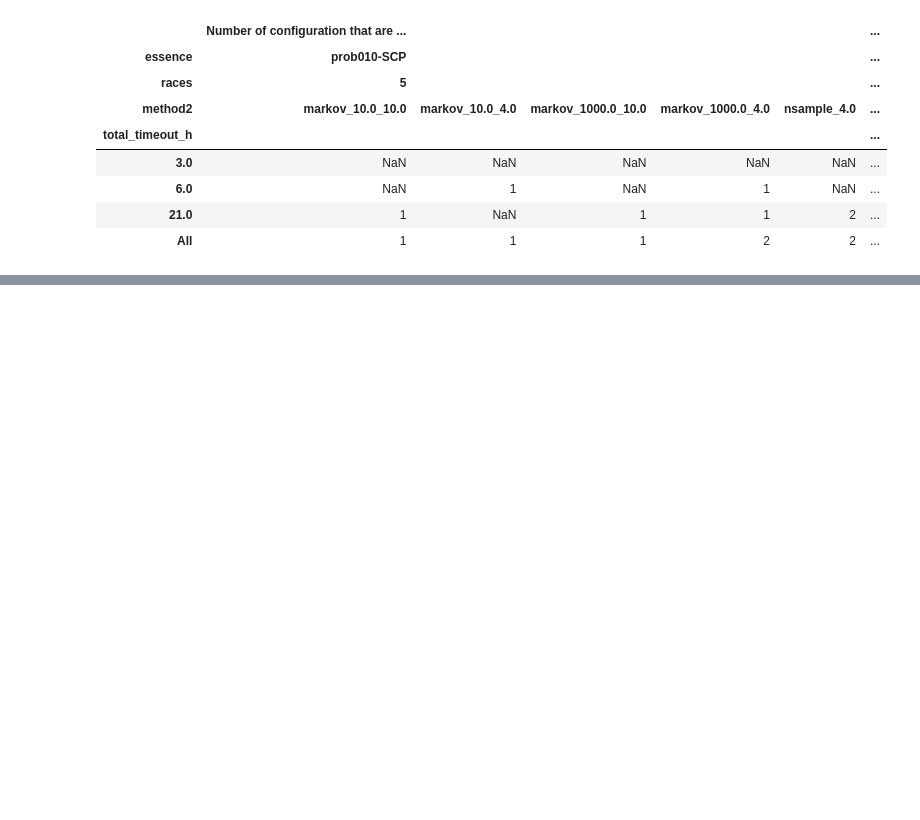
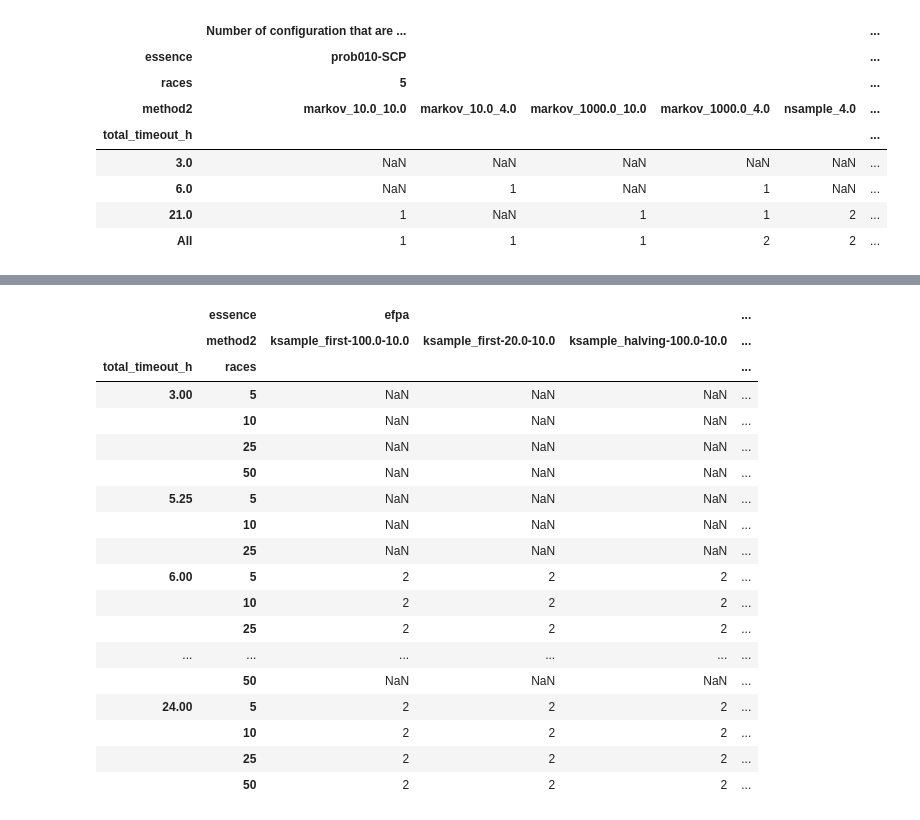
Before and after one commit to Bilalh/Gen, a Jupyter notebook: scripts/parse_results/next.ipynb, the cells around one changed output, grey strips where cells are left out. Saved outputs shown, nothing was run; the diff lists cells and outputs as text; code cells hidden in the pictures; blank space fills up the shorter version.

```diff
--- a/scripts/parse_results/next.ipynb
+++ b/scripts/parse_results/next.ipynb
@@ -360,0 +464,22 @@ df [  (df.essence == 'prob010-SCP') & (df.method == 'nsample')  ][1:4]['output_d
+# %%
+t
+# %% [output]
+|  | essence | efpa |  |  | ... |
+|  | method2 | ksample_first-100.0-10.0 | ksample_first-20.0-10.0 | ksample_halving-100.0-10.0 | ... |
+| total_timeout_h | races |  |  |  | ... |
+| 3.00 | 5 | NaN | NaN | NaN | ... |
+|  | 10 | NaN | NaN | NaN | ... |
+|  | 25 | NaN | NaN | NaN | ... |
+|  | 50 | NaN | NaN | NaN | ... |
+| 5.25 | 5 | NaN | NaN | NaN | ... |
+|  | 10 | NaN | NaN | NaN | ... |
+|  | 25 | NaN | NaN | NaN | ... |
+| 6.00 | 5 | 2 | 2 | 2 | ... |
+|  | 10 | 2 | 2 | 2 | ... |
+|  | 25 | 2 | 2 | 2 | ... |
+| ... | ... | ... | ... | ... | ... |
+|  | 50 | NaN | NaN | NaN | ... |
+| 24.00 | 5 | 2 | 2 | 2 | ... |
+|  | 10 | 2 | 2 | 2 | ... |
+|  | 25 | 2 | 2 | 2 | ... |
+|  | 50 | 2 | 2 | 2 | ... |
```
Also changed, not shown: parts of 6 cells of this notebook.
